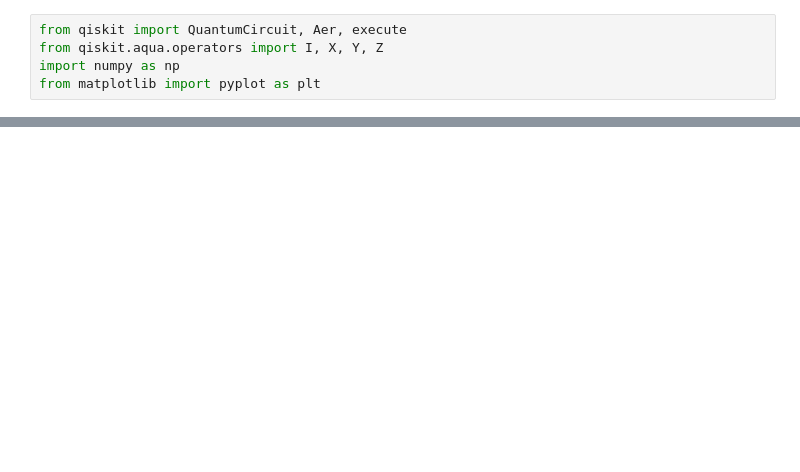
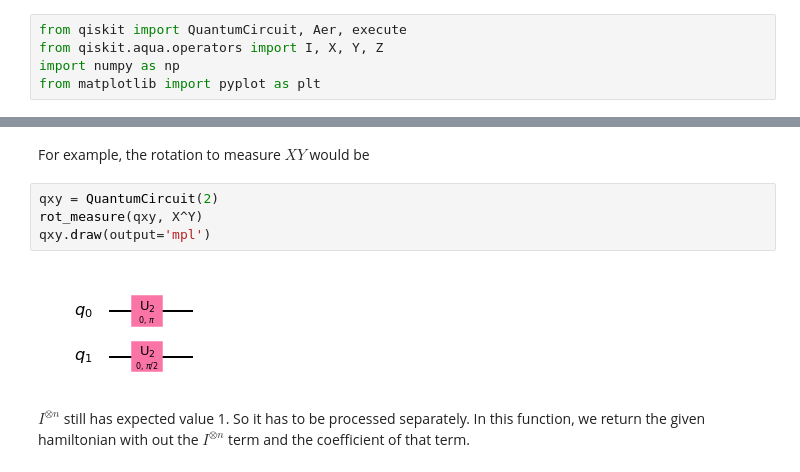
Before and after one commit to QuirozE/vqe, a Jupyter notebook: VQE.ipynb, the cells around one changed output, grey strips where cells are left out. Cells and saved outputs as stored; diff of their text form; blank space fills up the shorter version.

```diff
--- a/VQE.ipynb
+++ b/VQE.ipynb
@@ -193,0 +207,11 @@ error 0.9491320225002104
+# %% [markdown]
+For example, the rotation to measure $XY$ would be
+# %%
+qxy = QuantumCircuit(2)
+rot_measure(qxy, X^Y)
+qxy.draw(output='mpl')
+# %% [output]
+[figure, added]
+# %% [markdown]
+$I^{\otimes n}$ still has expected value 1. So it has to be processed separately.
+In this function, we return the given hamiltonian with out the $I^{\otimes n}$ term and the coefficient of that term.
```
Also changed, not shown: parts of 41 cells of this notebook.
